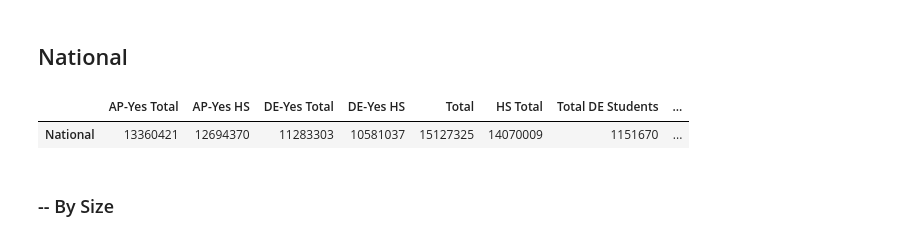
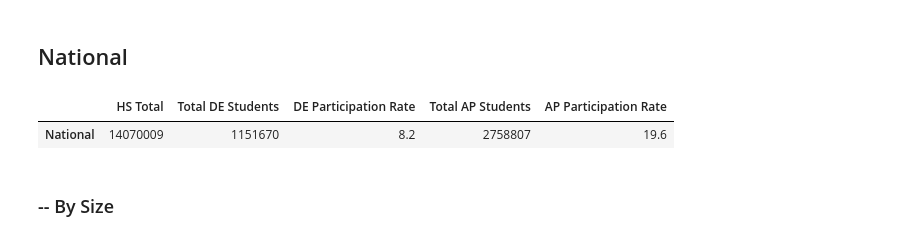
Before and after one commit to oconnoag/nacep_dual_enrollment_analysis, a Jupyter notebook: jupyter_notebooks/02_enrollment_analysis-Copy1.ipynb, the cells around one changed output. Saved outputs shown, nothing was run; the diff lists cells and outputs as text; code cells hidden in the pictures.

```diff
--- a/jupyter_notebooks/02_enrollment_analysis-Copy1.ipynb
+++ b/jupyter_notebooks/02_enrollment_analysis-Copy1.ipynb
@@ -407,31 +410,26 @@ have_gr9_or_younger(crdc_1516_apYes)
 # %% [markdown]
 ## National
 # %%
-total_enrollment = crdc_1516_cleaned['total_enrollment'].sum()
+# total_enrollment = crdc_1516_cleaned['total_enrollment'].sum()
 hs_total_enrollment = crdc_1516_cleaned['hs_total_enrollment'].sum() # Based on the Averager Function
 
-deOffering_total_enrollment = crdc_1516_deYes['total_enrollment'].sum()
-deOffering_hs_enrollment = crdc_1516_deYes['hs_total_enrollment'].sum() # Based on the Averager Function
+de_total_enrollment = crdc_1516_cleaned['de_total_enrollment'].sum()
+de_participation_rate = round(de_total_enrollment / hs_total_enrollment * 100, 1)
 
-apOffering_total_enrollment = crdc_1516_apYes['total_enrollment'].sum()
-apOffering_hs_enrollment = crdc_1516_apYes['hs_total_enrollment'].sum() # Based on the Averager Function
+ap_total_enrollment = crdc_1516_cleaned['ap_total_enrollment'].sum()
+ap_participation_rate = round(ap_total_enrollment / hs_total_enrollment * 100, 1)
 
-de_total_enrollment = crdc_1516_deYes['de_total_enrollment'].sum()
-ap_total_enrollment = crdc_1516_apYes['ap_total_enrollment'].sum()
-
-national_order = ['AP-Yes Total', 'AP-Yes HS', 'DE-Yes Total', 'DE-Yes HS',
-                  'Total', 'HS Total', 'Total DE Students', 'Total AP Students']
-pd.DataFrame({'Total': [total_enrollment],
-              'HS Total': [hs_total_enrollment],
-              'DE-Yes Total': [deOffering_total_enrollment],
-              'DE-Yes HS': [deOffering_hs_enrollment],
-              'AP-Yes Total': [apOffering_total_enrollment],
-              'AP-Yes HS': [apOffering_hs_enrollment],
+national_order = ['HS Total', 'Total DE Students', 'DE Participation Rate',
+                  'Total AP Students', 'AP Participation Rate']
+national_frame = pd.DataFrame({'HS Total': [hs_total_enrollment],
               'Total DE Students': [de_total_enrollment],
-              'Total AP Students': [ap_total_enrollment]},
+              'DE Participation Rate': [de_participation_rate],
+              'Total AP Students': [ap_total_enrollment],
+              'AP Participation Rate': [ap_participation_rate]},
             index = ['National'])[national_order]
+national_frame
 # %% [output]
-|  | AP-Yes Total | AP-Yes HS | DE-Yes Total | DE-Yes HS | Total | HS Total | Total DE Students | ... |
-| National | 13360421 | 12694370 | 11283303 | 10581037 | 15127325 | 14070009 | 1151670 | ... |
+|  | HS Total | Total DE Students | DE Participation Rate | Total AP Students | AP Participation Rate |
+| National | 14070009 | 1151670 | 8.2 | 2758807 | 19.6 |
 # %% [markdown]
 ### -- By Size
```
Also changed, not shown: parts of 3 cells of this notebook.
